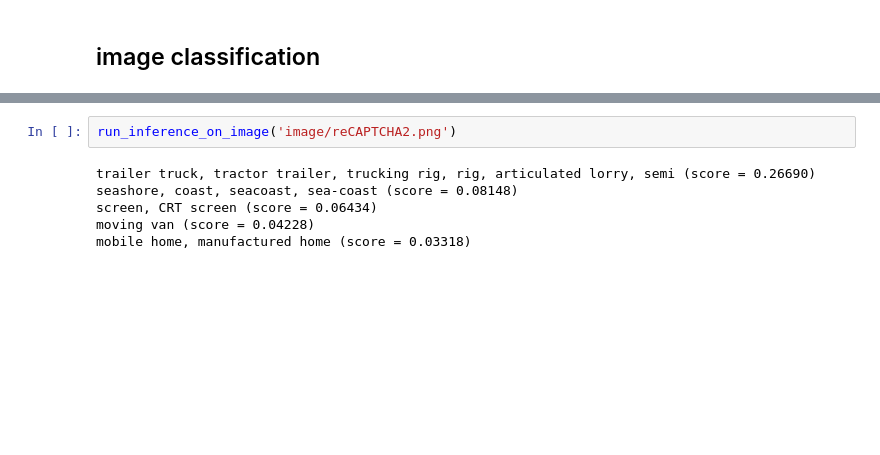
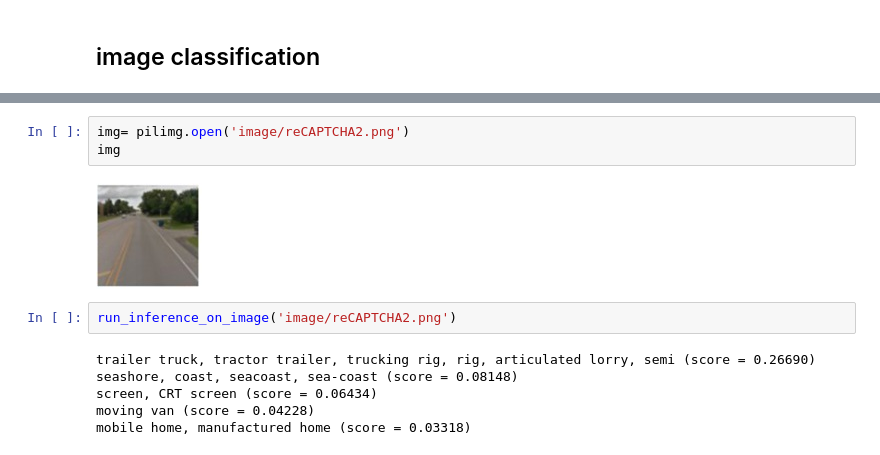
Before and after one commit to HwangToeMat/Tensorflow-API-HTM, a Jupyter notebook: 1.classification/reCAPTCHA_classification.ipynb, the cells around one changed output, grey strips where cells are left out. Drawn from its saved outputs; the diff is of its cells as text; blank space fills up the shorter version.

```diff
--- a/1.classification/reCAPTCHA_classification.ipynb
+++ b/1.classification/reCAPTCHA_classification.ipynb
@@ -195,6 +199,11 @@ golfcart, golf cart (score = 0.04019)
 mobile home, manufactured home (score = 0.01723)
 trolleybus, trolley coach, trackless trolley (score = 0.01485)
 recreational vehicle, RV, R.V. (score = 0.01232)
+# %%
+img= pilimg.open('image/reCAPTCHA2.png')
+img
+# %% [output]
+[figure, added]
 # %%
 run_inference_on_image('image/reCAPTCHA2.png')
 # %% [output]
```
Also changed, not shown: parts of 11 cells of this notebook.
